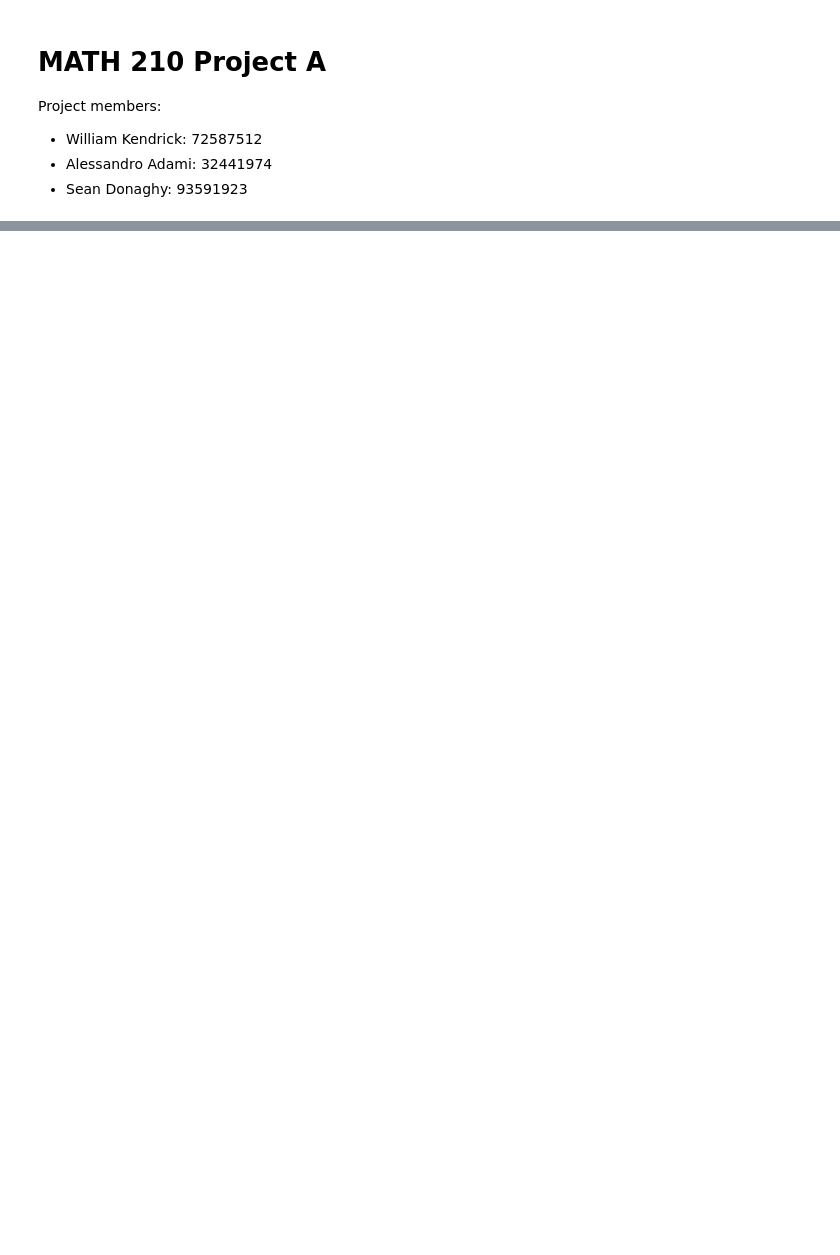
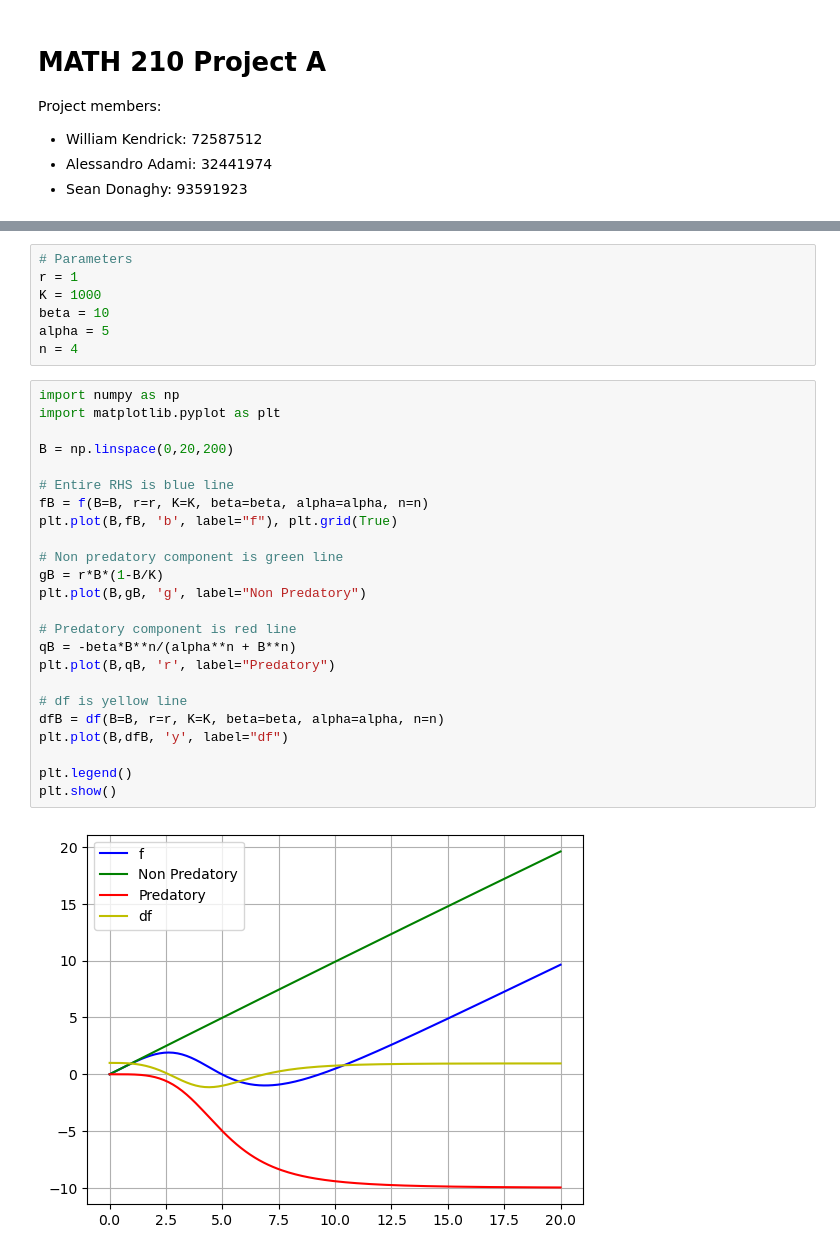
Before and after one commit to SPDonaghy/210_projects, a Jupyter notebook: Project_A.ipynb, the cells around one changed output, grey strips where cells are left out. Cells and saved outputs as stored; diff of their text form; blank space fills up the shorter version.

```diff
--- a/Project_A.ipynb
+++ b/Project_A.ipynb
@@ -105 +117,34 @@ plt.show()
+# %%
+# Parameters
+r = 1
+K = 1000
+beta = 10
+alpha = 5
+n = 4
+# %%
+import numpy as np
+import matplotlib.pyplot as plt
+
+B = np.linspace(0,20,200)
+
+# Entire RHS is blue line
+fB = f(B=B, r=r, K=K, beta=beta, alpha=alpha, n=n)
+plt.plot(B,fB, 'b', label="f"), plt.grid(True)
+
+# Non predatory component is green line
+gB = r*B*(1-B/K)
+plt.plot(B,gB, 'g', label="Non Predatory")
+
+# Predatory component is red line
+qB = -beta*B**n/(alpha**n + B**n)
+plt.plot(B,qB, 'r', label="Predatory")
+
+# df is yellow line
+dfB = df(B=B, r=r, K=K, beta=beta, alpha=alpha, n=n)
+plt.plot(B,dfB, 'y', label="df")
+
+plt.legend()
+plt.show()
+# %% [output]
+[figure, added]
 # %% [markdown]
```
Also changed, not shown: parts of 14 cells of this notebook.
